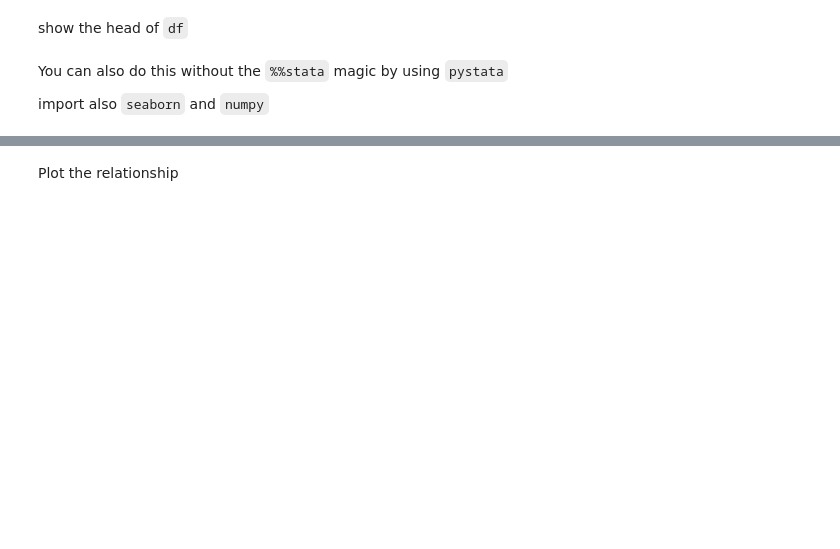
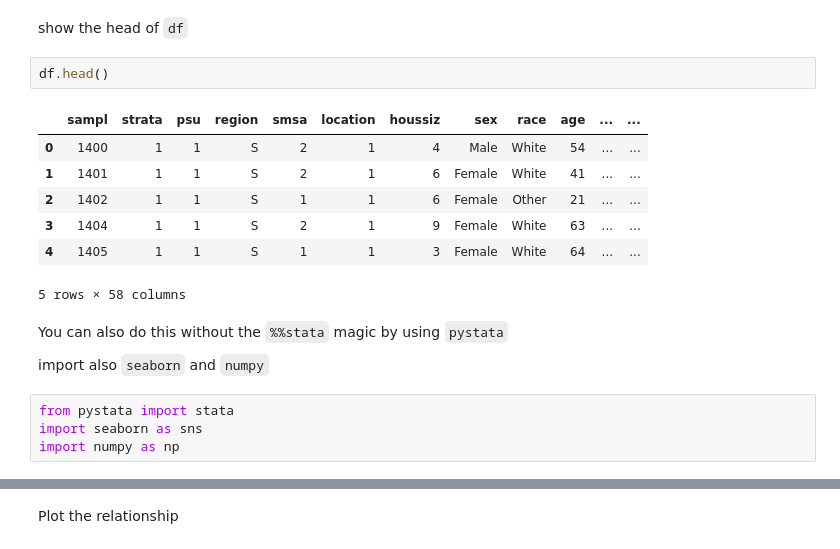
Before and after one commit to cnunez3/Data-Science-Tools-Workshop, a Jupyter notebook: Code/Day 2/Part 2 - Jupyter with Stata-Follow Along.ipynb, the cells around one changed output, grey strips where cells are left out. Drawn from its saved outputs; the diff is of its cells as text; blank space fills up the shorter version.

```diff
--- a/Code/Day 2/Part 2 - Jupyter with Stata-Follow Along.ipynb
+++ b/Code/Day 2/Part 2 - Jupyter with Stata-Follow Along.ipynb
@@ -53,6 +184,20 @@ You can pass a data in memory in Stata to Python (Pandas) using -doutd
 # %% [markdown]
 show the head of `df`
+# %%
+df.head()
+# %% [output]
+|  | sampl | strata | psu | region | smsa | location | houssiz | sex | race | age | ... | ... |
+| 0 | 1400 | 1 | 1 | S | 2 | 1 | 4 | Male | White | 54 | ... | ... |
+| 1 | 1401 | 1 | 1 | S | 2 | 1 | 6 | Female | White | 41 | ... | ... |
+| 2 | 1402 | 1 | 1 | S | 1 | 1 | 6 | Female | Other | 21 | ... | ... |
+| 3 | 1404 | 1 | 1 | S | 2 | 1 | 9 | Female | White | 63 | ... | ... |
+| 4 | 1405 | 1 | 1 | S | 1 | 1 | 3 | Female | White | 64 | ... | ... |
+5 rows × 58 columns
 # %% [markdown]
 You can also do this without the `%%stata` magic by using `pystata`
 
 import also `seaborn` and `numpy`
+# %%
+from pystata import stata
+import seaborn as sns
+import numpy as np
```
Also changed, not shown: parts of 20 cells of this notebook, 12 other files.
